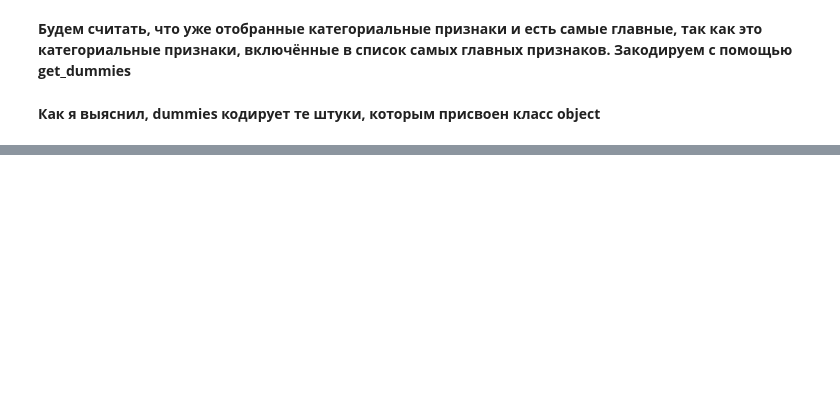
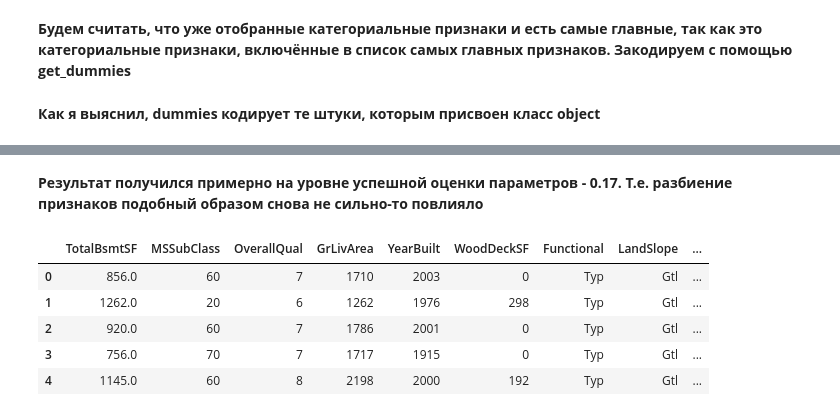
Before and after one commit to egozverev/mlschl, a Jupyter notebook: Hometask_5.ipynb, the cells around one changed output, grey strips where cells are left out. Cells and saved outputs as stored; diff of their text form; code cells hidden in the pictures; blank space fills up the shorter version.

```diff
--- a/Hometask_5.ipynb
+++ b/Hometask_5.ipynb
@@ -812,8 +778,8 @@ for i in range(n):
 # %%
 tr = tree.DecisionTreeRegressor()
 y_train= y_trainff
-tr.fit(train[pars],np.log1p(y_train))
-y_pred=tr.predict(test[pars])
+tr.fit(train[parametrs],np.log1p(y_train))
+y_pred=tr.predict(test[parametrs])
 #for i in range(y_pred):
 #    y_pred[i]=int(y_pred[i])
 submit(np.expm1(y_pred))
@@ -860,19 +833,24 @@ X_train.shape
+# %%
+# посмтроим ф-ю, которая будет считать loss, потом с помощью make_scorer сделаем её scorer`ом
+from sklearn.metrics import make_scorer, mean_squared_error
+def rmse(y_true, y_pred):
+    return np.sqrt(((y_true - y_pred)**2).mean())
 # %%
 from sklearn.model_selection import cross_val_score
 from sklearn.model_selection import GridSearchCV
 from sklearn.metrics import make_scorer, mean_squared_error
 
-
 parameters = {'min_samples_split':[2,3,4,5],
-              'max_depth':[10,11,12,13,14,15, None],
+              'max_depth':[8,9,10, 11, 12], #20, 21, 22, 23, 24, 25, 26, 27, 28, 29, 30, 31, 32, 33, 34, 35, 36, 37, 38, 39, 40, 41, 42, 43, 44, 45, 46, 47, 48, 49, None],
               'presort':(False,True),
              }
 
 tr = tree.DecisionTreeRegressor()
-gsearch = GridSearchCV(tr, parameters, verbose=1, scoring=make_scorer(mean_squared_error))
+#gsearch = GridSearchCV(tr, parameters, verbose=1, scoring=make_scorer(mean_squared_error))
+gsearch = GridSearchCV(tr, parameters, verbose=1, scoring=make_scorer(rmse), return_train_score=True)
+
 q=gsearch.fit(X_train,np.log1p(y_train))
 model = gsearch.best_estimator_
 gsearch.cv_results_
-scores = cross_val_score(model, X_train, y_train, cv=4)
 model.fit(X_train, np.log1p(y_train))
 # %% [output]
@@ -891,0 +898,19 @@ gsearch.best_score_
+# %%
+from sklearn.ensemble import GradientBoostingRegressor
+from sklearn.model_selection import cross_val_score
+from sklearn.model_selection import GridSearchCV
+from sklearn.metrics import make_scorer, mean_squared_error
+
+parameters = {'min_samples_split':[2,3,4,5],
+              #'max_depth':[8,9,10, 11, 12], #20, 21, 22, 23, 24, 25, 26, 27, 28, 29, 30, 31, 32, 33, 34, 35, 36, 37, 38, 39, 40, 41, 42, 43, 44, 45, 46, 47, 48, 49, None],
+              'presort':(False,True),
+             }
+
+tr = GradientBoostingRegressor()
+#gsearch = GridSearchCV(tr, parameters, verbose=1, scoring=make_scorer(mean_squared_error))
+gsearch = GridSearchCV(tr, parameters, verbose=1, scoring=make_scorer(rmse), return_train_score=True)
+
+q=gsearch.fit(X_train,np.log1p(y_train))
+model = gsearch.best_estimator_
+gsearch.cv_results_
+model.fit(X_train, np.log1p(y_train))
@@ -1064,0 +1137,2 @@ array([ 120000.,  157900.,  193000., ...,  133900.,  118500.,  235000.])
+# %% [markdown]
+**Результат получился примерно на уровне успешной оценки параметров - 0.17. Т.е. разбиение признаков подобный образом снова не сильно-то повлияло**
@@ -1064,0 +1141,11 @@ array([ 120000.,  157900.,  193000., ...,  133900.,  118500.,  235000.])
+# %%
+tall = pd.concat([ttrain, ttest], axis=0)
+
+tall.head()
+# %% [output]
+|  | TotalBsmtSF | MSSubClass | OverallQual | GrLivArea | YearBuilt | WoodDeckSF | Functional | LandSlope | ... |
+| 0 | 856.0 | 60 | 7 | 1710 | 2003 | 0 | Typ | Gtl | ... |
+| 1 | 1262.0 | 20 | 6 | 1262 | 1976 | 298 | Typ | Gtl | ... |
+| 2 | 920.0 | 60 | 7 | 1786 | 2001 | 0 | Typ | Gtl | ... |
+| 3 | 756.0 | 70 | 7 | 1717 | 1915 | 0 | Typ | Gtl | ... |
+| 4 | 1145.0 | 60 | 8 | 2198 | 2000 | 192 | Typ | Gtl | ... |
```
Also changed, not shown: parts of 75 cells of this notebook.
